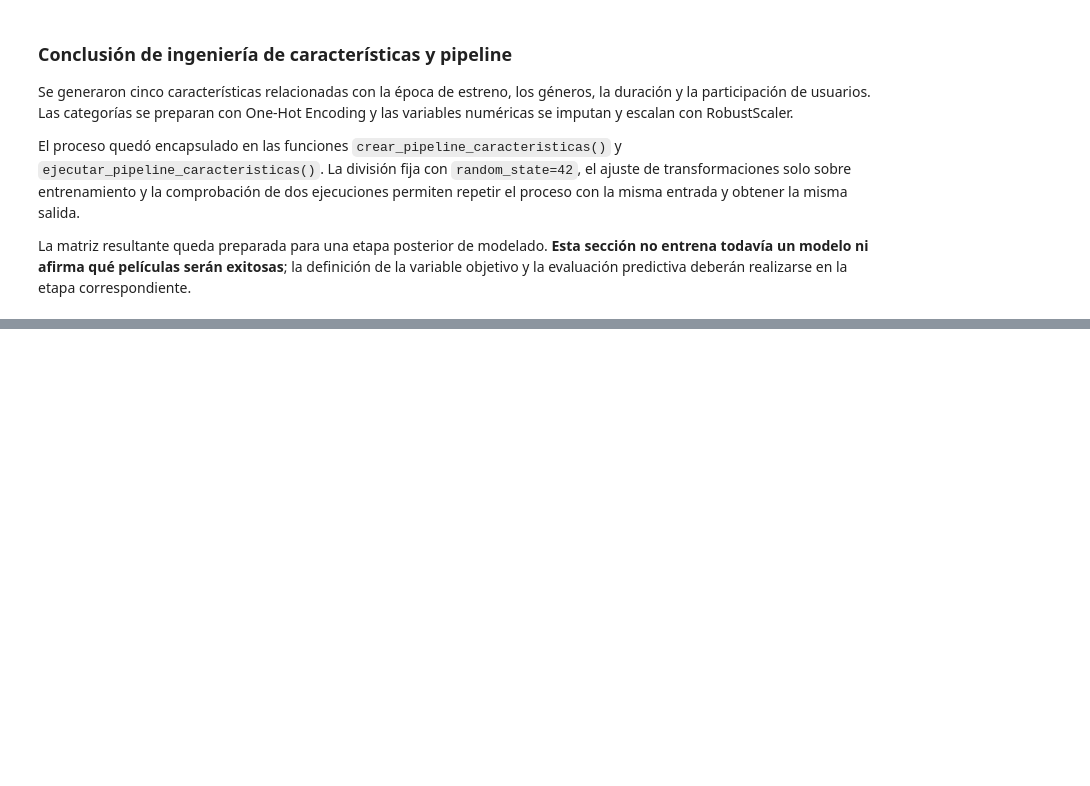
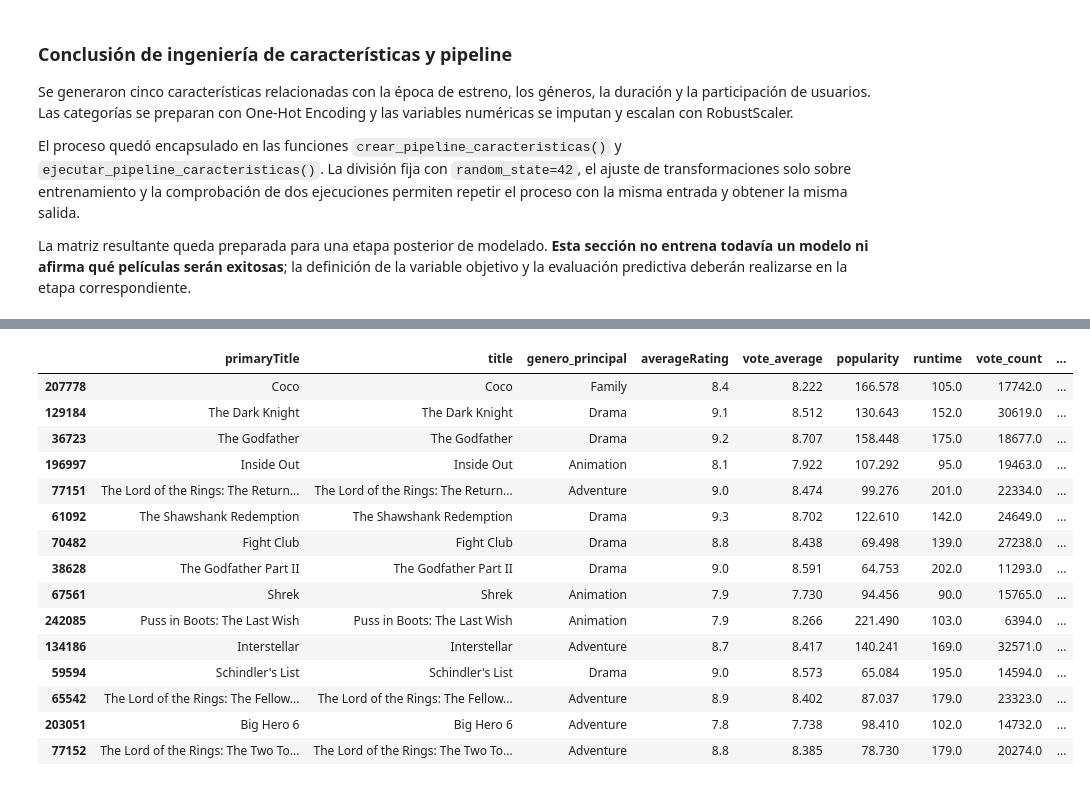
Before and after one commit to SantiCeballosM/mineria-datos-cine-exito, a Jupyter notebook: notebooks/Cine_Exito.ipynb, the cells around one changed output, grey strips where cells are left out. Saved outputs shown, nothing was run; the diff lists cells and outputs as text; code cells hidden in the pictures; blank space fills up the shorter version.

```diff
--- a/notebooks/Cine_Exito.ipynb
+++ b/notebooks/Cine_Exito.ipynb
@@ -2853,0 +3169,63 @@ La matriz resultante queda preparada para una etapa posterior de modelado. **Est
+# %%
+# ============================================================
+# 32.6 EJEMPLOS DE ANOMALÍAS Y REVISIÓN POR GÉNERO
+# ============================================================
+
+columnas_presentacion_anomalias = [
+    columna for columna in [
+        "primaryTitle", "title", "genero_principal", "averageRating",
+        "vote_average", "popularity", "runtime", "vote_count",
+        "score_iforest"
+    ]
+    if columna in df_anomalias_resultados.columns
+]
+
+anomalias_mas_atipicas = (
+    df_anomalias_resultados.loc[
+        df_anomalias_resultados["es_anomalia_10pct"]
+    ]
+    .sort_values("score_iforest", ascending=True)
+    .head(15)
+)
+
+print("15 EJEMPLOS CON LOS PUNTAJES MÁS ATÍPICOS (CONFIGURACIÓN 10 %) ")
+print("===============================================================")
+display(anomalias_mas_atipicas[columnas_presentacion_anomalias])
+
+# Comparación por género principal. Se muestra el porcentaje de anomalías,
+# además del volumen, para evitar interpretar solo los conteos absolutos.
+if "genero_principal" in df_anomalias_resultados.columns:
+    resumen_anomalias_genero = df_anomalias_resultados.copy()
+    resumen_anomalias_genero["genero_principal"] = (
+        resumen_anomalias_genero["genero_principal"]
+        .fillna("Sin información")
+        .astype(str)
+    )
+
+    resumen_anomalias_genero = (
+        resumen_anomalias_genero
+        .groupby("genero_principal", dropna=False)
+        .agg(
+            total_peliculas=("es_anomalia_10pct", "size"),
+            peliculas_atipicas=("es_anomalia_10pct", "sum")
+        )
+        .reset_index()
+    )
+    resumen_anomalias_genero["porcentaje_atipicas"] = (
+        resumen_anomalias_genero["peliculas_atipicas"]
+        / resumen_anomalias_genero["total_peliculas"] * 100
+    )
+    resumen_anomalias_genero = (
+        resumen_anomalias_genero[
+            resumen_anomalias_genero["total_peliculas"] >= 100
+        ]
+        .sort_values("porcentaje_atipicas", ascending=False)
+    )
+
+    print("\nPORCENTAJE DE ANOMALÍAS POR GÉNERO PRINCIPAL")
+    print("(Se muestran géneros con al menos 100 películas analizadas.)")
+    display(resumen_anomalias_genero.head(10).round(2))
+else:
+    resumen_anomalias_genero = pd.DataFrame()
+    print("No se encontró genero_principal; se omite la comparación por género.")
+# %% [output]
@@ -2853,0 +3234,16 @@ La matriz resultante queda preparada para una etapa posterior de modelado. **Est
+|  | primaryTitle | title | genero_principal | averageRating | vote_average | popularity | runtime | vote_count | ... |
+| 207778 | Coco | Coco | Family | 8.4 | 8.222 | 166.578 | 105.0 | 17742.0 | ... |
+| 129184 | The Dark Knight | The Dark Knight | Drama | 9.1 | 8.512 | 130.643 | 152.0 | 30619.0 | ... |
+| 36723 | The Godfather | The Godfather | Drama | 9.2 | 8.707 | 158.448 | 175.0 | 18677.0 | ... |
+| 196997 | Inside Out | Inside Out | Animation | 8.1 | 7.922 | 107.292 | 95.0 | 19463.0 | ... |
+| 77151 | The Lord of the Rings: The Return... | The Lord of the Rings: The Return... | Adventure | 9.0 | 8.474 | 99.276 | 201.0 | 22334.0 | ... |
+| 61092 | The Shawshank Redemption | The Shawshank Redemption | Drama | 9.3 | 8.702 | 122.610 | 142.0 | 24649.0 | ... |
+| 70482 | Fight Club | Fight Club | Drama | 8.8 | 8.438 | 69.498 | 139.0 | 27238.0 | ... |
+| 38628 | The Godfather Part II | The Godfather Part II | Drama | 9.0 | 8.591 | 64.753 | 202.0 | 11293.0 | ... |
+| 67561 | Shrek | Shrek | Animation | 7.9 | 7.730 | 94.456 | 90.0 | 15765.0 | ... |
+| 242085 | Puss in Boots: The Last Wish | Puss in Boots: The Last Wish | Animation | 7.9 | 8.266 | 221.490 | 103.0 | 6394.0 | ... |
+| 134186 | Interstellar | Interstellar | Adventure | 8.7 | 8.417 | 140.241 | 169.0 | 32571.0 | ... |
+| 59594 | Schindler's List | Schindler's List | Drama | 9.0 | 8.573 | 65.084 | 195.0 | 14594.0 | ... |
+| 65542 | The Lord of the Rings: The Fellow... | The Lord of the Rings: The Fellow... | Adventure | 8.9 | 8.402 | 87.037 | 179.0 | 23323.0 | ... |
+| 203051 | Big Hero 6 | Big Hero 6 | Adventure | 7.8 | 7.738 | 98.410 | 102.0 | 14732.0 | ... |
+| 77152 | The Lord of the Rings: The Two To... | The Lord of the Rings: The Two To... | Adventure | 8.8 | 8.385 | 78.730 | 179.0 | 20274.0 | ... |
```
Also changed, not shown: parts of 56 cells of this notebook.
